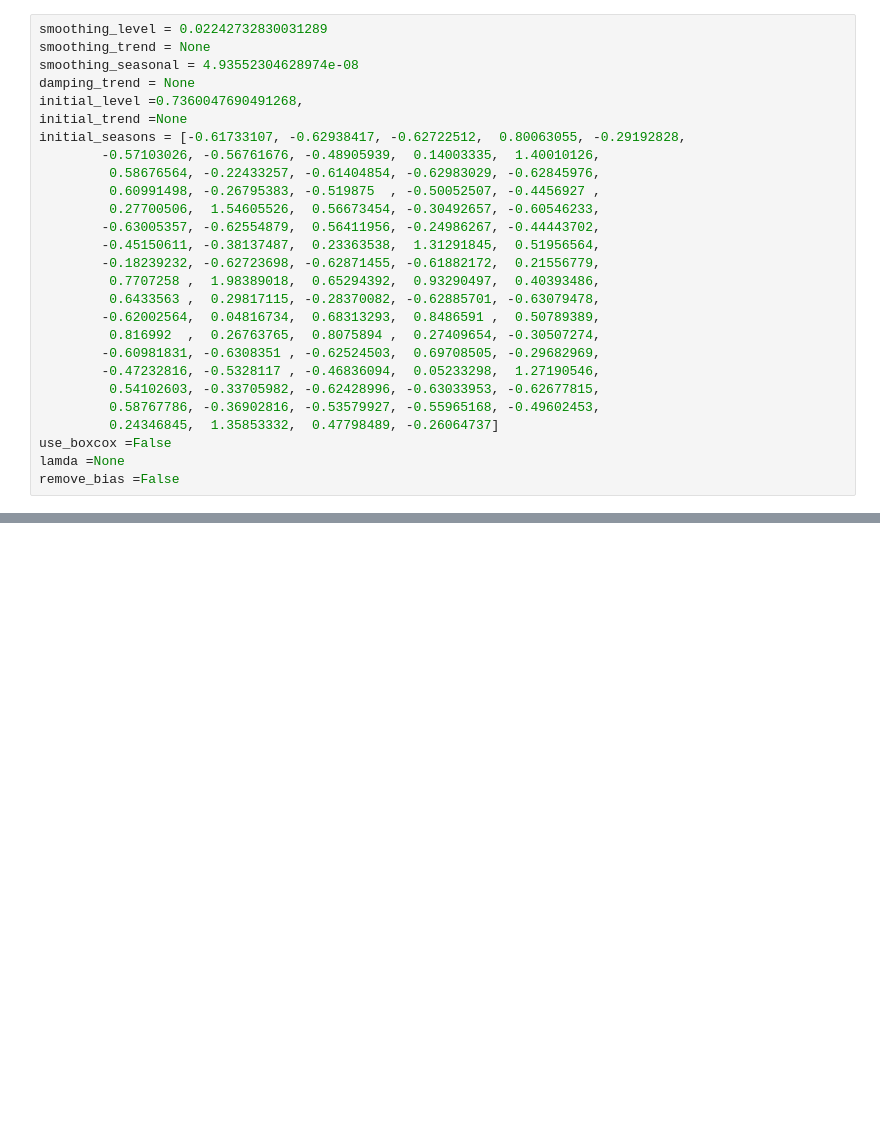
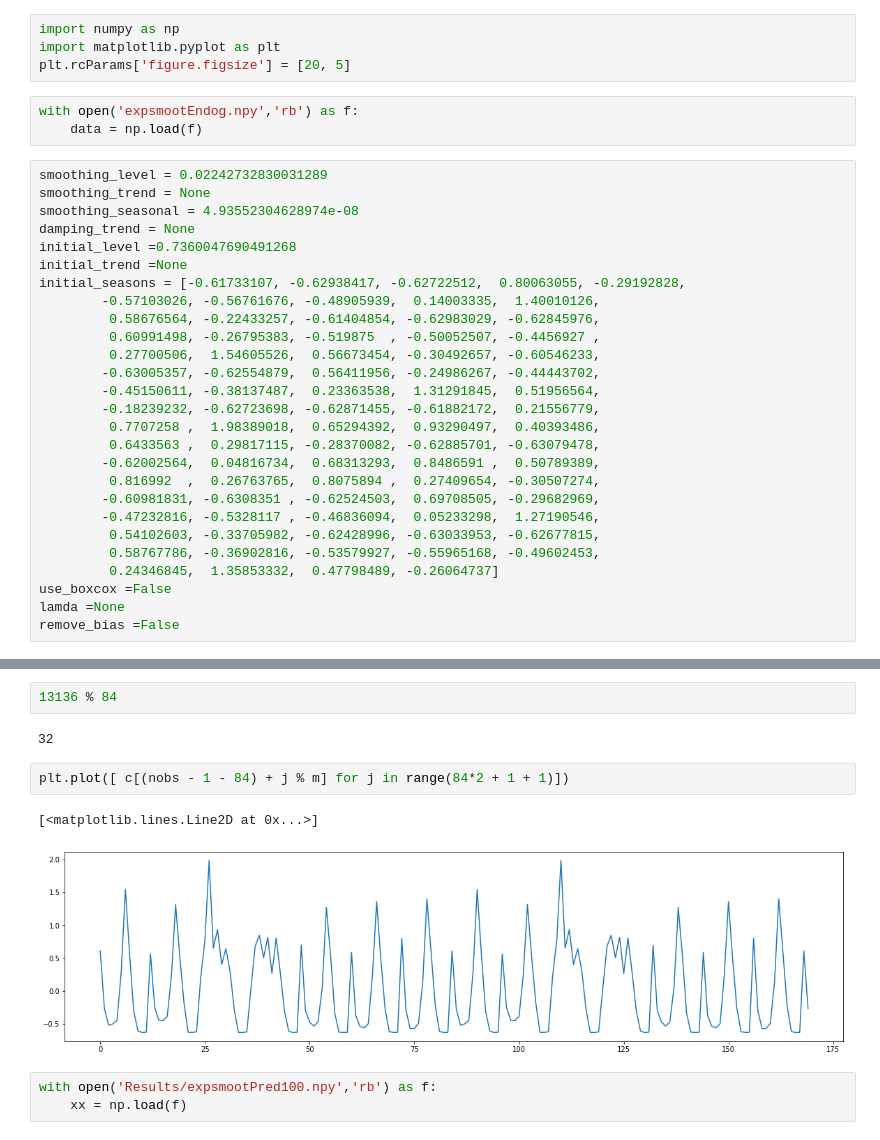
Before and after one commit to jurek1029/HouseholdEnergyPredictor, a Jupyter notebook: Load Prediction/ExponentialSmoothingImplementatin.ipynb, the cells around one changed output, grey strips where cells are left out. Drawn from its saved outputs; the diff is of its cells as text; blank space fills up the shorter version.

```diff
--- a/Load Prediction/ExponentialSmoothingImplementatin.ipynb
+++ b/Load Prediction/ExponentialSmoothingImplementatin.ipynb
@@ -3,9 +1,16 @@ import numpy as np
+# %%
+import numpy as np
+import matplotlib.pyplot as plt
+plt.rcParams['figure.figsize'] = [20, 5]
+# %%
+with open('expsmootEndog.npy','rb') as f:
+    data = np.load(f)
 # %%
 smoothing_level = 0.02242732830031289
 smoothing_trend = None
 smoothing_seasonal = 4.93552304628974e-08
 damping_trend = None
-initial_level =0.7360047690491268,
+initial_level =0.7360047690491268
 initial_trend =None
 initial_seasons = [-0.61733107, -0.62938417, -0.62722512,  0.80063055, -0.29192828,
         -0.57103026, -0.56761676, -0.48905939,  0.14003335,  1.40010126,
@@ -99,0 +128,12 @@ fitted = trend + s[:-m]
+# %%
+13136 % 84
+# %% [output]
+32
+# %%
+plt.plot([ c[(nobs - 1 - 84) + j % m] for j in range(84*2 + 1 + 1)])
+# %% [output]
+[<matplotlib.lines.Line2D at 0x...>]
+[figure, added]
+# %%
+with open('Results/expsmootPred100.npy','rb') as f:
+    xx = np.load(f)
```
Also changed, not shown: parts of 4 cells of this notebook.
